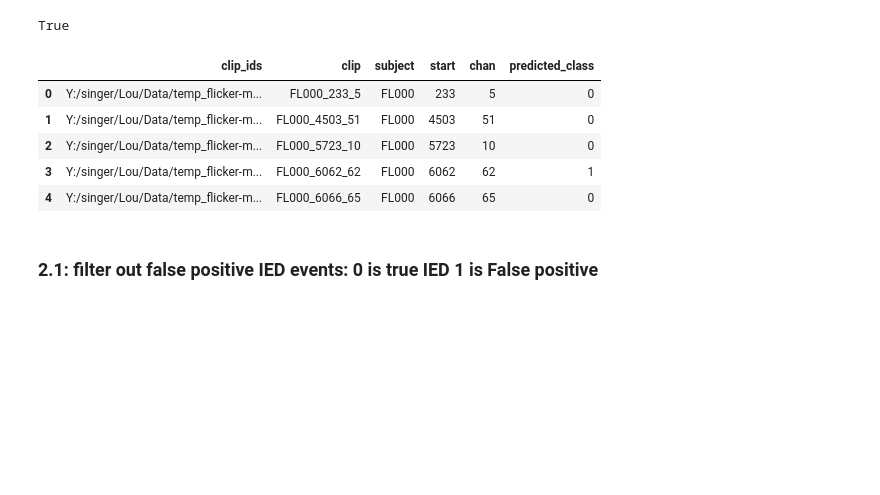
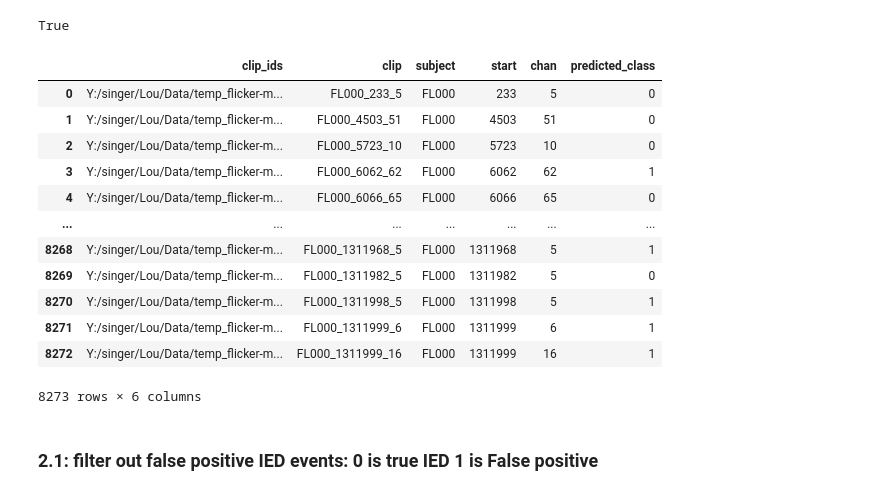
Before and after one commit to Simurgh818/IED_distributions, a Jupyter notebook: IED_distributions.ipynb, the cells around one changed output. Drawn from its saved outputs; the diff is of its cells as text; code cells hidden in the pictures; blank space fills up the shorter version.

```diff
--- a/IED_distributions.ipynb
+++ b/IED_distributions.ipynb
@@ -100,14 +100,21 @@ os.path.exists(session_path_win)
 True
 # %%
 session_df = pd.read_csv(session_path_win)
-session_df.head()
+session_df
 # %% [output]
 |  | clip_ids | clip | subject | start | chan | predicted_class |
 | 0 | Y:/singer/Lou/Data/temp_flicker-m... | FL000_233_5 | FL000 | 233 | 5 | 0 |
 | 1 | Y:/singer/Lou/Data/temp_flicker-m... | FL000_4503_51 | FL000 | 4503 | 51 | 0 |
 | 2 | Y:/singer/Lou/Data/temp_flicker-m... | FL000_5723_10 | FL000 | 5723 | 10 | 0 |
 | 3 | Y:/singer/Lou/Data/temp_flicker-m... | FL000_6062_62 | FL000 | 6062 | 62 | 1 |
 | 4 | Y:/singer/Lou/Data/temp_flicker-m... | FL000_6066_65 | FL000 | 6066 | 65 | 0 |
+| ... | ... | ... | ... | ... | ... | ... |
+| 8268 | Y:/singer/Lou/Data/temp_flicker-m... | FL000_1311968_5 | FL000 | 1311968 | 5 | 1 |
+| 8269 | Y:/singer/Lou/Data/temp_flicker-m... | FL000_1311982_5 | FL000 | 1311982 | 5 | 0 |
+| 8270 | Y:/singer/Lou/Data/temp_flicker-m... | FL000_1311998_5 | FL000 | 1311998 | 5 | 1 |
+| 8271 | Y:/singer/Lou/Data/temp_flicker-m... | FL000_1311999_6 | FL000 | 1311999 | 6 | 1 |
+| 8272 | Y:/singer/Lou/Data/temp_flicker-m... | FL000_1311999_16 | FL000 | 1311999 | 16 | 1 |
+8273 rows × 6 columns
 # %% [markdown]
 ### 2.1: filter out false positive IED events: 0 is true IED 1 is False positive
 # %%
```
Also changed, not shown: parts of 12 cells of this notebook.
